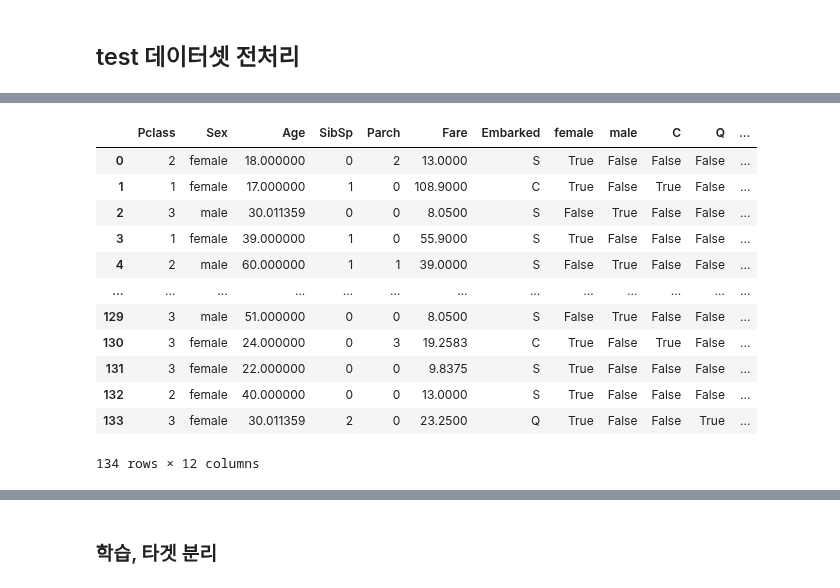
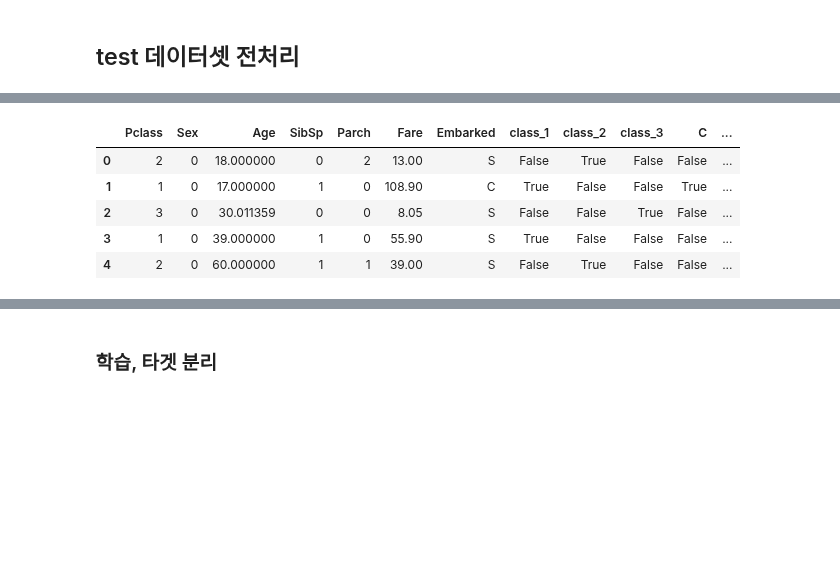
Before and after one commit to cleamm/TIL, a Jupyter notebook: 2025/Python/titanic/mini_project.ipynb, the cells around one changed output, grey strips where cells are left out. Saved outputs shown, nothing was run; the diff lists cells and outputs as text; code cells hidden in the pictures; blank space fills up the shorter version.

```diff
--- a/2025/Python/titanic/mini_project.ipynb
+++ b/2025/Python/titanic/mini_project.ipynb
@@ -36,5 +37,6 @@ train.head()
 # %% [markdown]
 ## 전처리에 사용하지 않을 컬럼은 제거
 # %%
-train = train.drop(['PassengerId', 'Ticket', 'Cabin'], axis=1)
-test = test.drop(['PassengerId', 'Ticket', 'Cabin'], axis=1)
+train = train.drop(['PassengerId', 'Ticket', 'Cabin', 'Name'], axis=1)
+test = test.drop(['PassengerId', 'Ticket', 'Cabin', 'Name'], axis=1)
+train.head()
@@ -163,0 +120,3 @@ Categories (4, interval[int64, right]): [(0, 15] < (15, 40] < (40, 60] < (60, 10
+# %%
+train['Sex'] = train.Sex.apply(lambda x: 1 if x == 'male' else 0)
+train.head()
@@ -298,3 +225,0 @@ test
-# %%
-test = test.drop(['Name'], axis=1)
-test
@@ -315,20 +226,18 @@ test
+# %%
+# 성별 1, 0으로 분류
+test['Sex'] = train.Sex.apply(lambda x: 1 if x == 'male' else 0)
 # %%
-test_sex = pd.get_dummies(test.Sex)
+# 원핫인코딩 및 병합
 test_embarked = pd.get_dummies(test.Embarked)
-test_df = pd.concat([test, test_sex, test_embarked], axis=1)
-test_df
+test_pclass = pd.get_dummies(test.Pclass)
+test_pclass.columns = [f'class_{i}' for i in range(1,4)]
+test_df = pd.concat([test, test_pclass, test_embarked], axis=1)
+test_df.head()
 # %% [output]
-|  | Pclass | Sex | Age | SibSp | Parch | Fare | Embarked | female | male | C | Q | ... |
-| 0 | 2 | female | 18.000000 | 0 | 2 | 13.0000 | S | True | False | False | False | ... |
-| 1 | 1 | female | 17.000000 | 1 | 0 | 108.9000 | C | True | False | True | False | ... |
-| 2 | 3 | male | 30.011359 | 0 | 0 | 8.0500 | S | False | True | False | False | ... |
-| 3 | 1 | female | 39.000000 | 1 | 0 | 55.9000 | S | True | False | False | False | ... |
-| 4 | 2 | male | 60.000000 | 1 | 1 | 39.0000 | S | False | True | False | False | ... |
-| ... | ... | ... | ... | ... | ... | ... | ... | ... | ... | ... | ... | ... |
-| 129 | 3 | male | 51.000000 | 0 | 0 | 8.0500 | S | False | True | False | False | ... |
-| 130 | 3 | female | 24.000000 | 0 | 3 | 19.2583 | C | True | False | True | False | ... |
-| 131 | 3 | female | 22.000000 | 0 | 0 | 9.8375 | S | True | False | False | False | ... |
-| 132 | 2 | female | 40.000000 | 0 | 0 | 13.0000 | S | True | False | False | False | ... |
-| 133 | 3 | female | 30.011359 | 2 | 0 | 23.2500 | Q | True | False | False | True | ... |
+|  | Pclass | Sex | Age | SibSp | Parch | Fare | Embarked | class_1 | class_2 | class_3 | C | ... |
+| 0 | 2 | 0 | 18.000000 | 0 | 2 | 13.00 | S | False | True | False | False | ... |
+| 1 | 1 | 0 | 17.000000 | 1 | 0 | 108.90 | C | True | False | False | True | ... |
+| 2 | 3 | 0 | 30.011359 | 0 | 0 | 8.05 | S | False | False | True | False | ... |
+| 3 | 1 | 0 | 39.000000 | 1 | 0 | 55.90 | S | True | False | False | False | ... |
+| 4 | 2 | 0 | 60.000000 | 1 | 1 | 39.00 | S | False | True | False | False | ... |
-134 rows × 12 columns
 # %%
```
Also changed, not shown: parts of 65 cells of this notebook.
